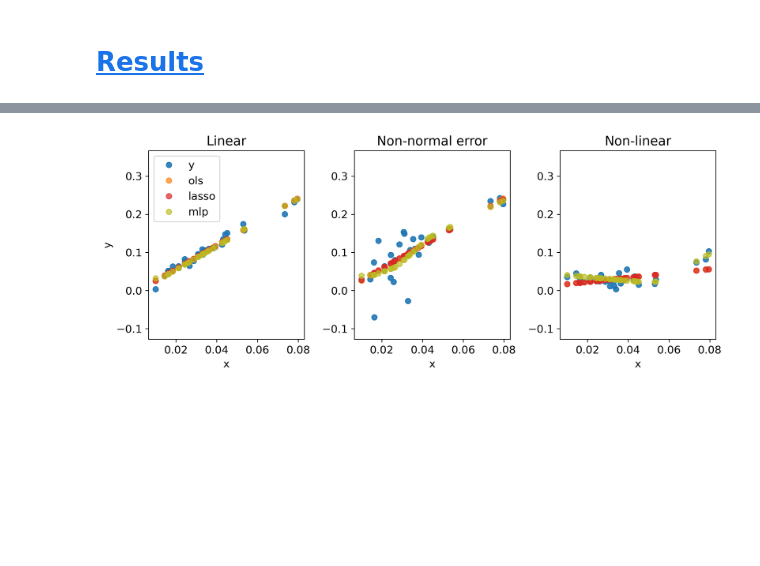
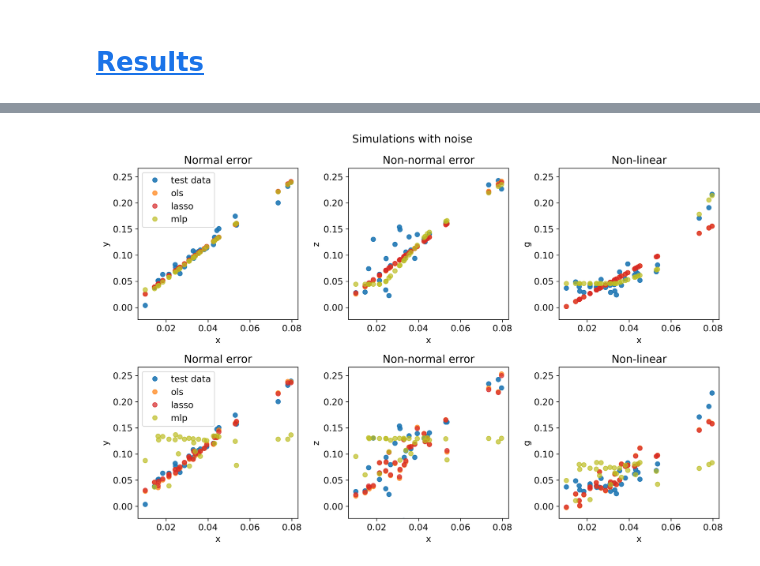
Before and after one commit to johanoelgaard/MastersThesis, a Jupyter notebook: simulation.ipynb, the cells around one changed output, grey strips where cells are left out. Cells and saved outputs as stored; diff of their text form; code cells hidden in the pictures; blank space fills up the shorter version.

Commit message:
Added a bunch of functions for simplifying the simulation process and added a new simulation notebook.

```diff
--- a/simulation.ipynb
+++ b/simulation.ipynb
@@ -646,0 +775,20 @@ mlp_pred3 = scaler_y3.inverse_transform(mlp_pred3_scaled.reshape(-1, 1)).flatten
+# %%
+lambda_l1 = 1e-4
+# %%
+# remove constant as bias is included in the model
+scaler_x, scaler_y1, scaler_y2, scaler_y3 = StandardScaler(), StandardScaler(), StandardScaler(), StandardScaler()
+x_train_mlpn = scaler_x.fit_transform(x_train_noise[:,1:][:9*(datapoints_train//10)].reshape(-1, 1))
+x_val_mlpn = scaler_x.transform(x_train_noise[:,1:][9*(datapoints_train//10):].reshape(-1, 1))
+x_test_mlpn = scaler_x.transform(x_test_noise[:,1:].reshape(-1, 1))
+
+y1_train_mlp = scaler_y1.fit_transform(y1_train[:9*(datapoints_train//10)].reshape(-1, 1))
+y1_val_mlp = scaler_y1.transform(y1_train[9*(datapoints_train//10):].reshape(-1, 1))
+y1_test_mlp = scaler_y1.transform(y1_test.reshape(-1, 1))
+
+y2_train_mlp = scaler_y2.fit_transform(y2_train[:9*(datapoints_train//10)].reshape(-1, 1))
+y2_val_mlp = scaler_y2.transform(y2_train[9*(datapoints_train//10):].reshape(-1, 1))
+y2_test_mlp = scaler_y2.transform(y2_test.reshape(-1, 1))
+
+y3_train_mlp = scaler_y3.fit_transform(y3_train[:9*(datapoints_train//10)].reshape(-1, 1))
+y3_val_mlp = scaler_y3.transform(y3_train[9*(datapoints_train//10):].reshape(-1, 1))
+y3_test_mlp = scaler_y3.transform(y3_test.reshape(-1, 1))
@@ -723,42 +1153,87 @@ plt.close()
 # %%
+all_y = np.concatenate([y1_test, ols_pred1, lasso_pred1, mlp_pred1,
+                        ols_pred2, lasso_pred2, mlp_pred2,
+                        ols_pred3, lasso_pred3, mlp_pred3])
+y_min, y_max = all_y.min()-0.025, all_y.max()+0.025
+
+# set figure size
+fig = plt.figure(figsize=(12, 8))
+
 # plot the simulations
-plt.subplot(1, 3, 1)
-plt.plot(x_test[:,1], y1_test, 'o', label='y', color='C0', alpha=0.9)
+plt.subplot(2, 3, 1)
+plt.plot(x_test[:,1], y1_test, 'o', label='test data', color='C0', alpha=0.9)
 plt.plot(x_test[:,1], ols_pred1, 'o', label='ols', color='C1', alpha=0.7)
 plt.plot(x_test[:,1], lasso_pred1, 'o', label='lasso', color='C3',  alpha=0.7)
 plt.plot(x_test[:,1], mlp_pred1, 'o', label='mlp', color='C8', alpha=0.7)
+plt.yticks(np.arange(-0.1, 0.5, 0.05))
 plt.ylim(y_min, y_max)
 plt.legend(loc='upper left')
 plt.xlabel('x')
 plt.ylabel('y')
-plt.title('Linear')
+plt.title('Normal error')
 
-plt.subplot(1, 3, 2)
+plt.subplot(2, 3, 2)
 plt.plot(x_test[:,1], y2_test, 'o', label='test', color='C0', alpha=0.9)
 plt.plot(x_test[:,1], ols_pred2, 'o', label='ols', color='C1', alpha=0.7)
 plt.plot(x_test[:,1], lasso_pred2, 'o', label='lasso', color='C3',  alpha=0.7)
 plt.plot(x_test[:,1], mlp_pred2, 'o', label='mlp', color='C8', alpha=0.7)
+plt.yticks(np.arange(-0.1, 0.5, 0.05))
 plt.ylim(y_min, y_max)
 plt.xlabel('x')
+plt.ylabel('z')
 plt.title('Non-normal error')
 
-plt.subplot(1, 3, 3)
+plt.subplot(2, 3, 3)
 plt.plot(x_test[:,1], y3_test, 'o', label='test', color='C0', alpha=0.9)
 plt.plot(x_test[:,1], ols_pred3, 'o', label='ols', color='C1', alpha=0.7)
 plt.plot(x_test[:,1], lasso_pred3, 'o', label='lasso', color='C3',  alpha=0.7)
 plt.plot(x_test[:,1], mlp_pred3, 'o', label='mlp',  color='C8', alpha=0.7)
+plt.yticks(np.arange(-0.1, 0.5, 0.05))
 plt.ylim(y_min, y_max)
 plt.xlabel('x')
+plt.ylabel('g')
 plt.title('Non-linear')
 
+plt.subplot(2, 3, 4)
+plt.plot(x_test_noise[:,1], y1_test, 'o', label='test data', color='C0', alpha=0.9)
+plt.plot(x_test_noise[:,1], ols_pred1n, 'o', label='ols', color='C1', alpha=0.7)
+plt.plot(x_test_noise[:,1], lasso_pred1n, 'o', label='lasso', color='C3',  alpha=0.7)
+plt.plot(x_test_noise[:,1], mlp_pred1n, 'o', label='mlp', color='C8', alpha=0.7)
+plt.yticks(np.arange(-0.1, 0.5, 0.05))
+plt.ylim(y_min, y_max)
+plt.legend(loc='upper left')
+plt.xlabel('x')
+plt.ylabel('y')
+plt.title('Normal error')
+
+plt.subplot(2, 3, 5)
+plt.plot(x_test_noise[:,1], y2_test, 'o', label='test', color='C0', alpha=0.9)
+plt.plot(x_test_noise[:,1], ols_pred2n, 'o', label='ols', color='C1', alpha=0.7)
+plt.plot(x_test_noise[:,1], lasso_pred2n, 'o', label='lasso', color='C3',  alpha=0.7)
+plt.plot(x_test_noise[:,1], mlp_pred2n, 'o', label='mlp', color='C8', alpha=0.7)
+plt.yticks(np.arange(-0.1, 0.5, 0.05))
+plt.ylim(y_min, y_max)
+plt.xlabel('x')
+plt.ylabel('z')
+plt.title('Non-normal error')
+
+plt.subplot(2, 3, 6)
+plt.plot(x_test_noise[:,1], y3_test, 'o', label='test', color='C0', alpha=0.9)
+plt.plot(x_test_noise[:,1], ols_pred3n, 'o', label='ols', color='C1', alpha=0.7)
+plt.plot(x_test_noise[:,1], lasso_pred3n, 'o', label='lasso', color='C3',  alpha=0.7)
+plt.plot(x_test_noise[:,1], mlp_pred3n, 'o', label='mlp',  color='C8', alpha=0.7)
+plt.yticks(np.arange(-0.1, 0.5, 0.05))
+plt.ylim(y_min, y_max)
+plt.xlabel('x')
+plt.ylabel('g')
+plt.title('Non-linear')
+plt.suptitle('Simulations with noise')
 plt.tight_layout()
-
-plt.savefig('output/simulation-scatter.png', dpi=300)
-
+plt.savefig('output/simulation-scatter.png')
 plt.show()
 plt.close()
 # %% [output]
-[figure, old version]
+[figure, new version]
 # %%
 # calculate the root mean squared error for each
 rmse_ols1 = np.sqrt(np.mean((y1_test - ols_pred1)**2))
```
Also changed, not shown: parts of 38 cells of this notebook, 12 other files.
